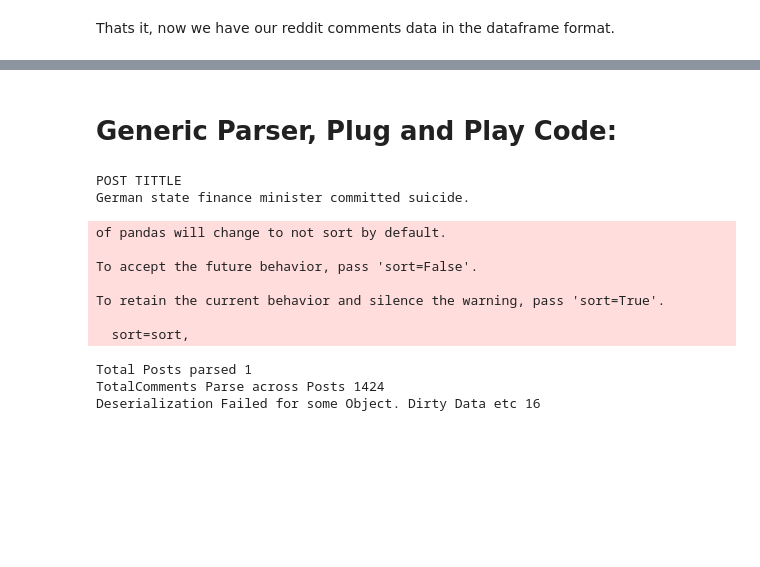
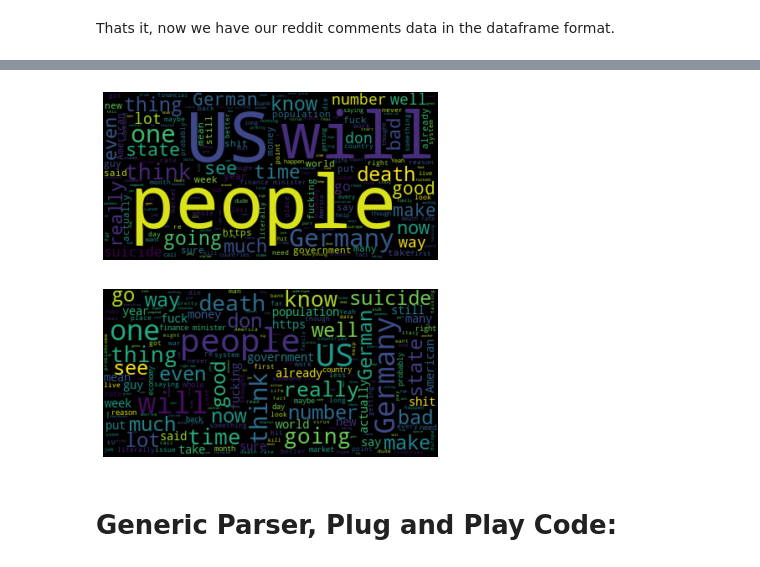
Before and after one commit to manthanthakker/BitcoinPrediction, a Jupyter notebook: RedditScraper.ipynb, the cells around one changed output, grey strips where cells are left out. Saved outputs shown, nothing was run; the diff lists cells and outputs as text; code cells hidden in the pictures; blank space fills up the shorter version.

```diff
--- a/RedditScraper.ipynb
+++ b/RedditScraper.ipynb
@@ -173,3 +205,37 @@ Thats it, now we have our reddit comments data in the dataframe format.
+# %%
+import os
+
+from os import path
+from wordcloud import WordCloud
+
+t=""
+for s in commentsData['body']:
+  t=t+s
+# Read the whole text.
+text = t
+
+# Generate a word cloud image
+wordcloud = WordCloud().generate(text)
+
+# Display the generated image:
+# the matplotlib way:
+import matplotlib.pyplot as plt
+plt.imshow(wordcloud, interpolation='bilinear')
+plt.axis("off")
+
+# lower max_font_size
+wordcloud = WordCloud(max_font_size=40).generate(text)
+plt.figure()
+plt.imshow(wordcloud, interpolation="bilinear")
+plt.axis("off")
+plt.show()
+
+# The pil way (if you don't have matplotlib)
+# image = wordcloud.to_image()
+# image.show()
+# %% [output]
+[figure, added]
+[figure, added]
 # %% [markdown]
 # Generic Parser, Plug and Play Code:
 # %%
@@ -237,17 +338,2 @@ passwd = ""     # Reddit login password
 
 scraper=RedditScrapper(c_id,c_secret,u_a,usrnm,passwd)
-# %%
-data=scraper.getTopPostsForSubReddit('wallstreetbets',1,'day')
-# %% [output]
-POST TITTLE
-German state finance minister committed suicide.
-of pandas will change to not sort by default.
-
-To accept the future behavior, pass 'sort=False'.
-
-To retain the current behavior and silence the warning, pass 'sort=True'.
-
-  sort=sort,
-Total Posts parsed 1
-TotalComments Parse across Posts 1424
-Deserialization Failed for some Object. Dirty Data etc 16
```
Also changed, not shown: parts of 5 cells of this notebook.
